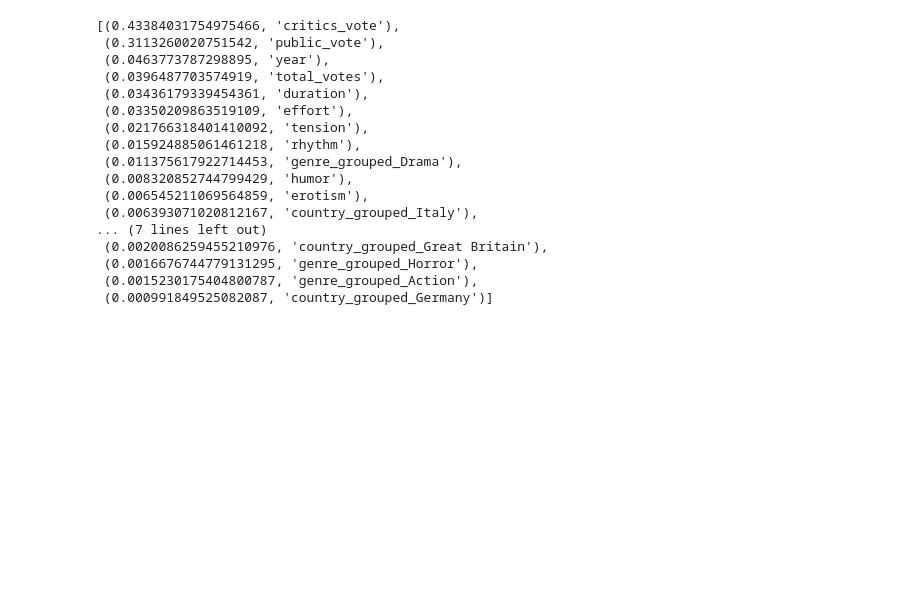
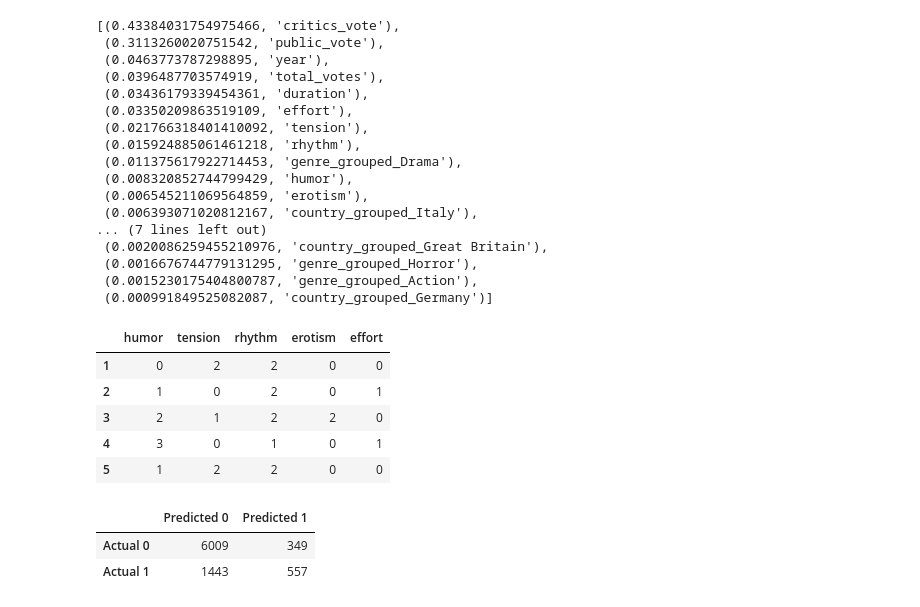
Before and after one commit to dhobbs6/Final_Project, a Jupyter notebook: Random_Forest_ML.ipynb, the cells around one changed output. Cells and saved outputs as stored; diff of their text form; code cells hidden in the pictures; blank space fills up the shorter version.

```diff
--- a/Random_Forest_ML.ipynb
+++ b/Random_Forest_ML.ipynb
@@ -421,3 +421,16 @@ sorted(zip(rf_model.feature_importances_, X.columns), reverse=True)
  (0.0016676744779131295, 'genre_grouped_Horror'),
  (0.0015230175404800787, 'genre_grouped_Action'),
  (0.000991849525082087, 'country_grouped_Germany')]
+# %%
+# Testing with random forest machine learning with only certain variables
+X=df[["humor","tension","rhythm","erotism","effort"]]
+y = df["avg_vote >= 7"].ravel()
+y[:5]
+X.head()
+# %% [output]
+|  | humor | tension | rhythm | erotism | effort |
+| 1 | 0 | 2 | 2 | 0 | 0 |
+| 2 | 1 | 0 | 2 | 0 | 1 |
+| 3 | 2 | 1 | 2 | 2 | 0 |
+| 4 | 3 | 0 | 1 | 0 | 1 |
+| 5 | 1 | 2 | 2 | 0 | 0 |
@@ -423,0 +459,13 @@ sorted(zip(rf_model.feature_importances_, X.columns), reverse=True)
+# %%
+# Calculating the confusion matrix.
+cm = confusion_matrix(y_test, predictions)
+
+# Create a DataFrame from the confusion matrix.
+cm_df = pd.DataFrame(
+    cm, index=["Actual 0", "Actual 1"], columns=["Predicted 0", "Predicted 1"])
+
+cm_df
+# %% [output]
+|  | Predicted 0 | Predicted 1 |
+| Actual 0 | 6009 | 349 |
+| Actual 1 | 1443 | 557 |
```
Also changed, not shown: parts of 8 cells of this notebook.
